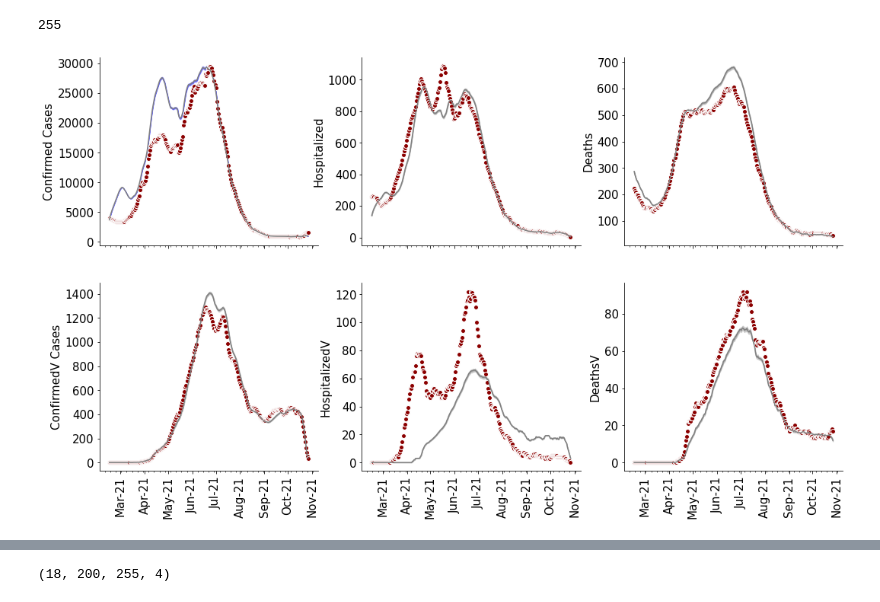
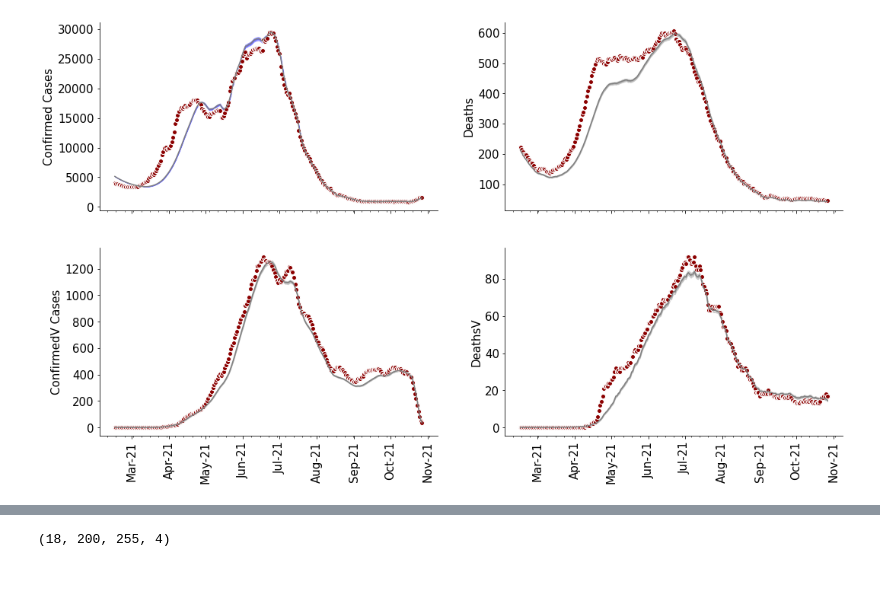
Before and after one commit to Juanmontenegro99/Covid19_Agg, a Jupyter notebook: models/inference_agg_vaccines_model.ipynb, the cells around one changed output, grey strips where cells are left out. Drawn from its saved outputs; the diff is of its cells as text; code cells hidden in the pictures.

```diff
--- a/models/inference_agg_vaccines_model.ipynb
+++ b/models/inference_agg_vaccines_model.ipynb
@@ -22,7 +22,7 @@ sys.path.insert(0, '..')
 from functions.adjust_cases_functions import prepare_cases, smooth_1d
 # %%
 # read population
-pop        = 49263774.0
+pop        = 40000000.0
 
 
 # read cases by age without filtering
@@ -87,6 +87,9 @@ ifr = np.exp([fitted_ifr[0:6].mean(),fitted_ifr[6:11].mean(),fitted_ifr[11:16].m
        fitted_ifr[61:66].mean(),fitted_ifr[67:71].mean(),fitted_ifr[71:76].mean(),fitted_ifr[76:].mean()])/100 #%
 
 ifr_m = np.mean(ifr)
-ifr_m
+# ifr_m = 0.01
+iVfr  = 0.0181
+print(ifr_m)
+print(iVfr)
 # %% [output]
 0.007005371509405023
@@ -177,5 +97,5 @@ print(hVfr)
 # %%
-from models_pompAggJ import modelV, init_modelV
+from models_pompAgg import modelV, init_modelV
 
 param_prior_dict  = {}
 param_prior_dict["beta"]  = [0.8, 1.5] #[1, 1.3]#       # Contact rate range
@@ -184,10 +104,6 @@ param_prior_dict["alpha"] = [0.01, 1]#[0.2, 0.3]#         # Report rate range [1
 date_init  = pd.to_datetime("2021-02-15")
 date_end   = pd.to_datetime("2021-10-27")
 
-# dates_week = pd.date_range(start=date_init, end=date_end, freq='1D')
-# dates      = pd.date_range(start=date_init, end=dates_week[-1], freq='1D')
-
-# num_steps = len(dates_week)
 
 lambda_inf    = 1.1
 num_params    = 2
@@ -196,8 +112,8 @@ alpha_mif     = 0.9 # Variance shrinking factor
 num_ensembles = 200
 N             = pop
 Vr           = 0.0023/30
-num_state_vars   = 18
-num_observations = 6
+num_state_vars   = 16
+num_observations = 4
 num_iters_save   = 4
 num_save_iters   = int(num_iters_mif/num_iters_save)
 
@@ -206,16 +122,13 @@ obs_df = bog_cases_df
 obs_df = obs_df.set_index("Dates")
 obs_df  = obs_df.loc[date_init:date_end]
 
-# obs_w_df             = obs_df.resample('W-Sun').sum()
 
 oev_df                     = pd.DataFrame(columns=["Dates", "OEV_confirmed", "OEV_deaths"])
 oev_df["Dates"]            = obs_df.index.values
 oev_df                     = oev_df.set_index("Dates")
 oev_df["OEV_confirmed"]    = np.maximum(1e-4, obs_df["smoothed_I_NV+PD"].values**2/100 )
-oev_df["OEV_hospitalized"] = np.maximum(1e-4, obs_df["smoothed_H_NV+PD"].values**2/100 )
 oev_df["OEV_deaths"]       = np.maximum(25, obs_df["smoothed_M_NV+PD"].values**2/100 )
 oev_df["OEV_confirmedV"]    = np.maximum(1e-4, obs_df["smoothed_InfectadosEsquemaCompleto"].values**2/100 )
-oev_df["OEV_hospitalizedV"] = np.maximum(1e-4, obs_df["smoothed_HospitalizadosEsquemaCompleto"].values**2/100 )
 oev_df["OEV_deathsV"]       = np.maximum(25, obs_df["smoothed_MuertesEsquemaCompleto"].values**2/100 )
 
 dates_assimilation = obs_df.index.get_level_values(0).values
@@ -643,74 +502,54 @@ plt.show()
-# %%
-num_steps
-# %% [output]
-255
 # %%
 confirmed_post_all    = obs_post_all[0,:,:,:]
 deaths_post_all       = obs_post_all[1,:,:,:]
-hospitalized_post_all = obs_post_all[2,:,:,:]
-confirmedV_post_all    = obs_post_all[3,:,:,:]
-deathsV_post_all       = obs_post_all[4,:,:,:]
-hospitalizedV_post_all = obs_post_all[5,:,:,:]
+confirmedV_post_all    = obs_post_all[2,:,:,:]
+deathsV_post_all       = obs_post_all[3,:,:,:]
 
 
 take_post        = 3
 df_confirmed     = create_df_response(np.take(np.squeeze(confirmed_post_all), axis=2, indices=take_post), time=num_steps, dates =dates_assimilation)
 df_deaths        = create_df_response(np.take(np.squeeze(deaths_post_all), axis=2, indices=take_post), time=num_steps, dates =dates_assimilation)
-df_hospitalized  = create_df_response(np.take(np.squeeze(hospitalized_post_all), axis=2, indices=take_post), time=num_steps, dates =dates_assimilation)
 df_confirmedV     = create_df_response(np.take(np.squeeze(confirmedV_post_all), axis=2, indices=take_post), time=num_steps, dates =dates_assimilation)
 df_deathsV        = create_df_response(np.take(np.squeeze(deathsV_post_all), axis=2, indices=take_post), time=num_steps, dates =dates_assimilation)
-df_hospitalizedV  = create_df_response(np.take(np.squeeze(hospitalizedV_post_all), axis=2, indices=take_post), time=num_steps, dates =dates_assimilation)
 
 
-fig, ax = plt.subplots(2, 3, figsize=(17.5, 10), sharex=True)
+fig, ax = plt.subplots(2, 2, figsize=(17.5, 10), sharex=True)
 
 ax[0,0].plot(df_confirmed.index.values, df_confirmed["median"], color='gray', label='Median')
 ax[0,0].fill_between(df_confirmed.index.values, df_confirmed["high_95"], df_confirmed["low_95"], color='blue', alpha=0.3, label='95% CI')
 ax[0,0].fill_between(df_confirmed.index.values, df_confirmed["high_50"], df_confirmed["low_50"], color='blue', alpha=0.3, label='50% CI')
 ax[0,0].scatter(obs_df.index.values, obs_df["smoothed_I_NV+PD"], edgecolors="w", facecolor="darkred")
 
-ax[0,1].plot(df_hospitalized.index.values, df_hospitalized["median"], color='gray', label='Median')
-ax[0,1].fill_between(df_hospitalized.index.values, df_hospitalized["high_95"], df_hospitalized["low_95"], color='gray', alpha=0.3, label='95% CI')
-ax[0,1].fill_between(df_hospitalized.index.values, df_hospitalized["high_50"], df_hospitalized["low_50"], color='gray', alpha=0.3, label='50% CI')
-ax[0,1].scatter(obs_df.index.values, obs_df["smoothed_H_NV+PD"], edgecolors="w", facecolor="darkred")
-
-ax[0,2].plot(df_deaths.index.values, df_deaths["median"], color='gray', label='Median')
-ax[0,2].fill_between(df_deaths.index.values, df_deaths["high_95"], df_deaths["low_95"], color='gray', alpha=0.3, label='95% CI')
-ax[0,2].fill_between(df_deaths.index.values, df_deaths["high_50"], df_deaths["low_50"], color='gray', alpha=0.3, label='50% CI')
-ax[0,2].scatter(obs_df.index.values, obs_df["smoothed_M_NV+PD"], edgecolors="w", facecolor="darkred")
+ax[0,1].plot(df_deaths.index.values, df_deaths["median"], color='gray', label='Median')
+ax[0,1].fill_between(df_deaths.index.values, df_deaths["high_95"], df_deaths["low_95"], color='gray', alpha=0.3, label='95% CI')
+ax[0,1].fill_between(df_deaths.index.values, df_deaths["high_50"], df_deaths["low_50"], color='gray', alpha=0.3, label='50% CI')
+ax[0,1].scatter(obs_df.index.values, obs_df["smoothed_M_NV+PD"], edgecolors="w", facecolor="darkred")
 
 ax[1,0].plot(df_confirmedV.index.values, df_confirmedV["median"], color='gray', label='Median')
 ax[1,0].fill_between(df_confirmedV.index.values, df_confirmedV["high_95"], df_confirmedV["low_95"], color='gray', alpha=0.3, label='95% CI')
 ax[1,0].fill_between(df_confirmedV.index.values, df_confirmedV["high_50"], df_confirmedV["low_50"], color='gray', alpha=0.3, label='50% CI')
 ax[1,0].scatter(obs_df.index.values, obs_df["smoothed_InfectadosEsquemaCompleto"], edgecolors="w", facecolor="darkred")
 
-ax[1,1].plot(df_hospitalizedV.index.values, df_hospitalizedV["median"], color='gray', label='Median')
-ax[1,1].fill_between(df_hospitalizedV.index.values, df_hospitalizedV["high_95"], df_hospitalizedV["low_95"], color='gray', alpha=0.3, label='95% CI')
-ax[1,1].fill_between(df_hospitalizedV.index.values, df_hospitalizedV["high_50"], df_hospitalizedV["low_50"], color='gray', alpha=0.3, label='50% CI')
-ax[1,1].scatter(obs_df.index.values, obs_df["smoothed_HospitalizadosPrimeraDosis"], edgecolors="w", facecolor="darkred")
-
-ax[1,2].plot(df_deathsV.index.values, df_deathsV["median"], color='gray', label='Median')
-ax[1,2].fill_between(df_deathsV.index.values, df_deathsV["high_95"], df_deathsV["low_95"], color='gray', alpha=0.3, label='95% CI')
-ax[1,2].fill_between(df_deathsV.index.values, df_deathsV["high_50"], df_deathsV["low_50"], color='gray', alpha=0.3, label='50% CI')
-ax[1,2].scatter(obs_df.index.values, obs_df["smoothed_MuertesEsquemaCompleto"], edgecolors="w", facecolor="darkred")
+ax[1,1].plot(df_deathsV.index.values, df_deathsV["median"], color='gray', label='Median')
+ax[1,1].fill_between(df_deathsV.index.values, df_deathsV["high_95"], df_deathsV["low_95"], color='gray', alpha=0.3, label='95% CI')
+ax[1,1].fill_between(df_deathsV.index.values, df_deathsV["high_50"], df_deathsV["low_50"], color='gray', alpha=0.3, label='50% CI')
+ax[1,1].scatter(obs_df.index.values, obs_df["smoothed_MuertesEsquemaCompleto"], edgecolors="w", facecolor="darkred")
 
 for axi in ax.flatten():
     axi.xaxis.set_major_locator(mdates.MonthLocator())
     axi.xaxis.set_major_formatter(mdates.DateFormatter('%b-%y'))
     axi.xaxis.set_minor_locator(mdates.WeekdayLocator())
     axi.tick_params( which='both', axis='both', labelsize=15)
     axi.tick_params( which='both', axis='x', rotation=90, labelsize=15)
 
     axi.spines['right'].set_visible(False)
     axi.spines['top'].set_visible(False)
 
 ax[0,0].set_ylabel("Confirmed Cases", fontsize=15)
-ax[0,1].set_ylabel("Hospitalized", fontsize=15)
-ax[0,2].set_ylabel("Deaths", fontsize=15)
+ax[0,1].set_ylabel("Deaths", fontsize=15)
 ax[1,0].set_ylabel("ConfirmedV Cases", fontsize=15)
-ax[1,1].set_ylabel("HospitalizedV", fontsize=15)
-ax[1,2].set_ylabel("DeathsV", fontsize=15)
+ax[1,1].set_ylabel("DeathsV", fontsize=15)
 
 plt.show()
 # %% [output]
-[figure, old version]
+[figure, new version]
```
Also changed, not shown: parts of 20 cells of this notebook, 7 other files.
